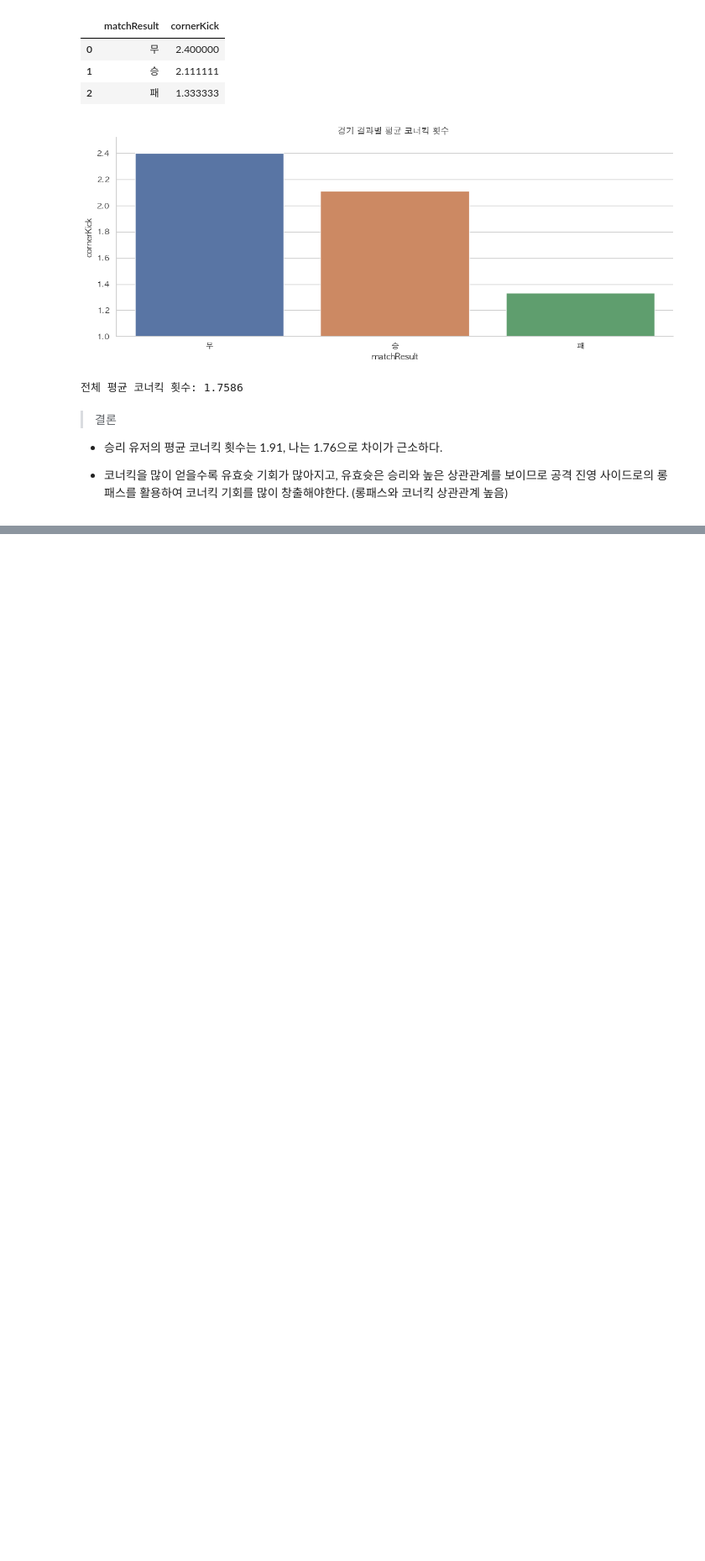
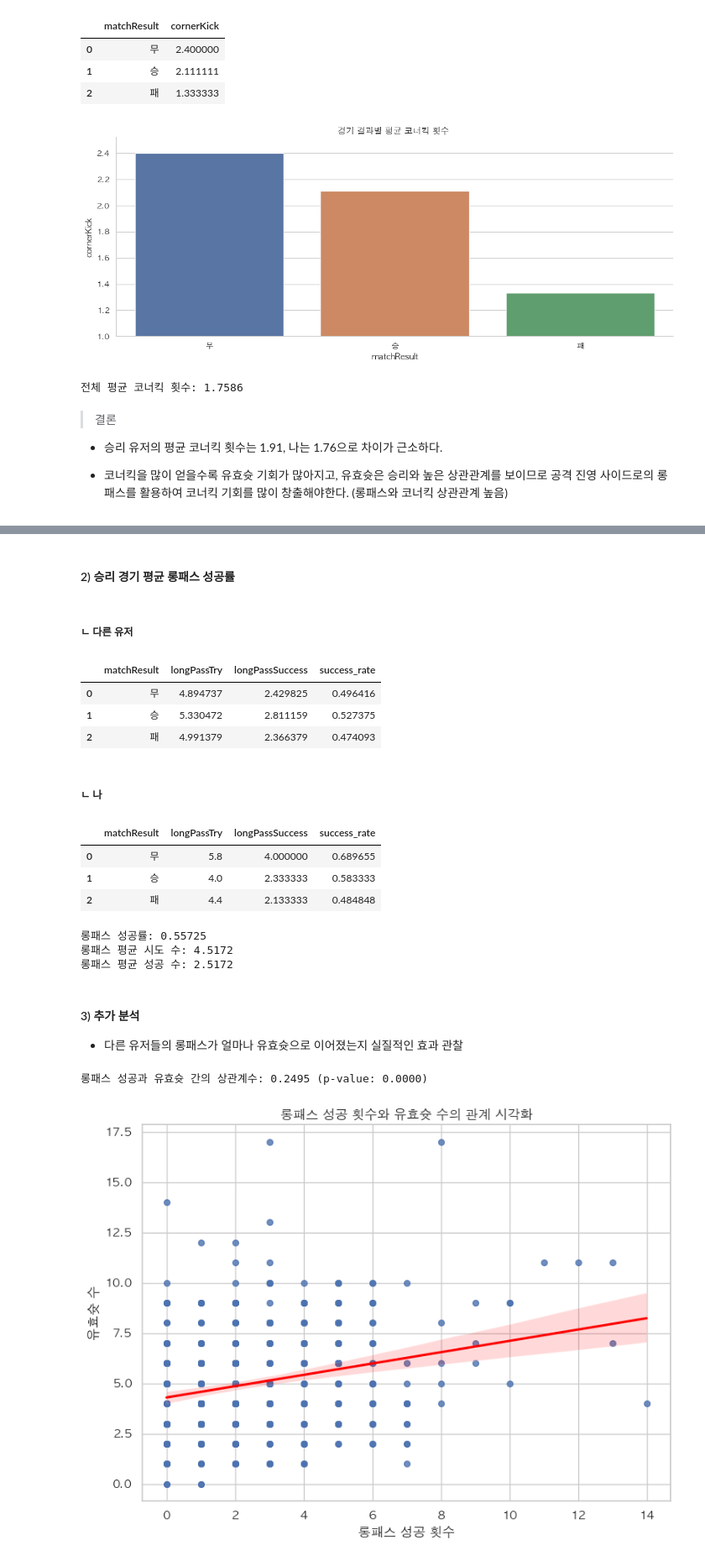
Before and after one commit to harrym8n/Proj_FC_Online, a Jupyter notebook: fconline_analysis_insight.ipynb, the cells around one changed output, grey strips where cells are left out. Shown at 84% size. Cells and saved outputs as stored; diff of their text form; code cells hidden in the pictures; blank space fills up the shorter version.

```diff
--- a/fconline_analysis_insight.ipynb
+++ b/fconline_analysis_insight.ipynb
@@ -1178,0 +1270,56 @@ print(f"전체 평균 코너킥 횟수: {round(encoded_2_df['cornerKick'].mean()
+# %% [markdown]
+#### 2) 승리 경기 평균 롱패스 성공률
+# %% [markdown]
+##### ㄴ 다른 유저
+# %%
+tmp = longPass_tmp_df
+tmp['success_rate'] = tmp['longPassSuccess']/tmp['longPassTry']
+tmp
+# %% [output]
+|  | matchResult | longPassTry | longPassSuccess | success_rate |
+| 0 | 무 | 4.894737 | 2.429825 | 0.496416 |
+| 1 | 승 | 5.330472 | 2.811159 | 0.527375 |
+| 2 | 패 | 4.991379 | 2.366379 | 0.474093 |
+# %% [markdown]
+##### ㄴ 나
+# %%
+tmp = longPass_tmp_2_df
+tmp['success_rate'] = tmp['longPassSuccess']/tmp['longPassTry']
+tmp
+# %% [output]
+|  | matchResult | longPassTry | longPassSuccess | success_rate |
+| 0 | 무 | 5.8 | 4.000000 | 0.689655 |
+| 1 | 승 | 4.0 | 2.333333 | 0.583333 |
+| 2 | 패 | 4.4 | 2.133333 | 0.484848 |
+# %%
+# 전체 평균 데이터
+success_rate = sum(longPass_2_df['longPassSuccess']) / sum(longPass_2_df['longPassTry'])
+mean_avg_try = longPass_2_df['longPassTry'].mean()
+mean_avg_success = longPass_2_df['longPassSuccess'].mean()
+print(f"롱패스 성공률: {round(success_rate,5)}")
+print(f"롱패스 평균 시도 수: {round(mean_avg_try,4)}")
+print(f"롱패스 평균 성공 수: {round(mean_avg_success,4)}")
+# %% [output]
+롱패스 성공률: 0.55725
+롱패스 평균 시도 수: 4.5172
+롱패스 평균 성공 수: 2.5172
+# %% [markdown]
+#### 3) 추가 분석
+- 다른 유저들의 롱패스가 얼마나 유효슛으로 이어졌는지 실질적인 효과 관찰
+# %%
+# 상관관계 분석
+corr, p_value = pearsonr(encoded_df['longPassSuccess'], encoded_df['effectiveShootTotal'])
+print(f"롱패스 성공과 유효슛 간의 상관계수: {corr:.4f} (p-value: {p_value:.4f})")
+
+# 시각화
+plt.figure(figsize=(8, 6))
+sns.regplot(data=encoded_df, x='longPassSuccess', y='effectiveShootTotal', scatter_kws={'s': 30}, line_kws={'color': 'red'})
+plt.title('롱패스 성공 횟수와 유효슛 수의 관계 시각화')
+plt.xlabel('롱패스 성공 횟수')
+plt.ylabel('유효슛 수')
+plt.grid(True)
+plt.tight_layout()
+plt.show()
+# %% [output]
+롱패스 성공과 유효슛 간의 상관계수: 0.2495 (p-value: 0.0000)
+[figure, added]
```
Also changed, not shown: parts of 18 cells of this notebook.
